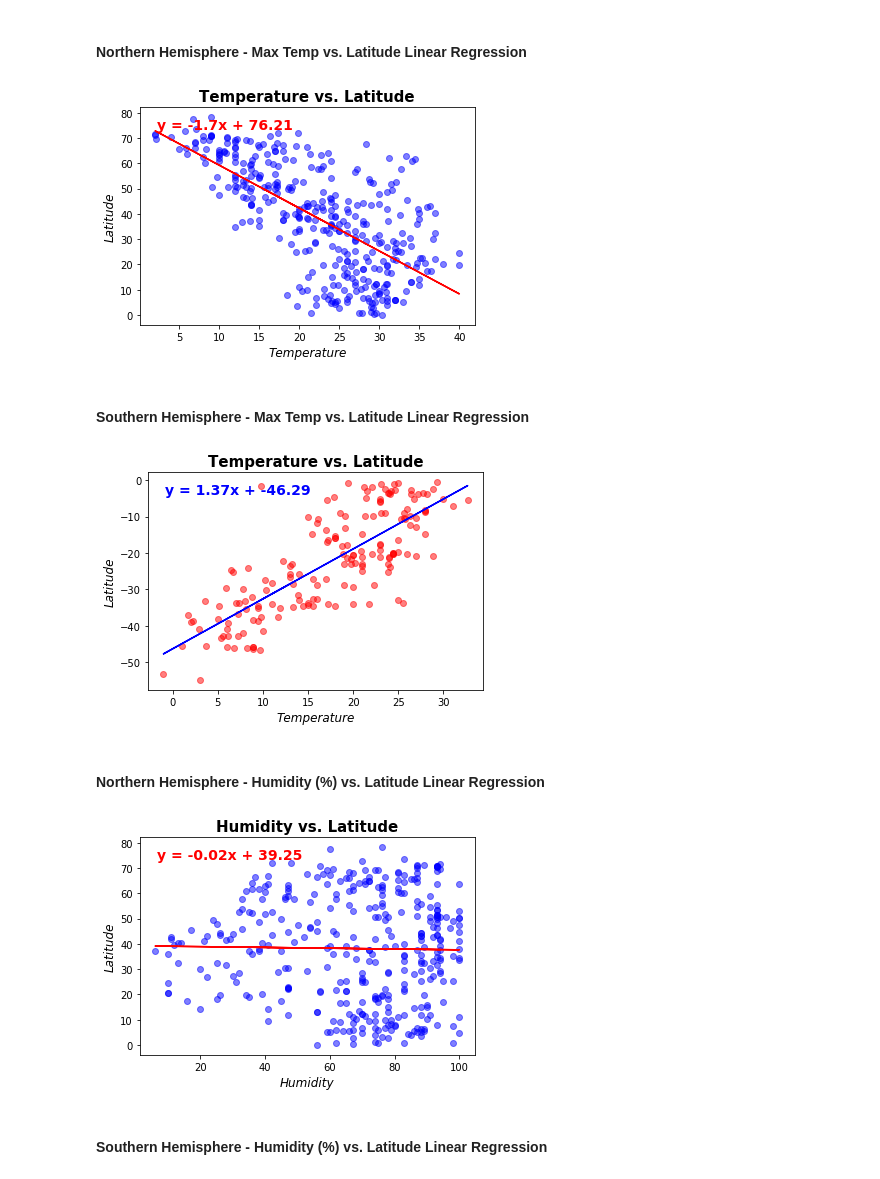
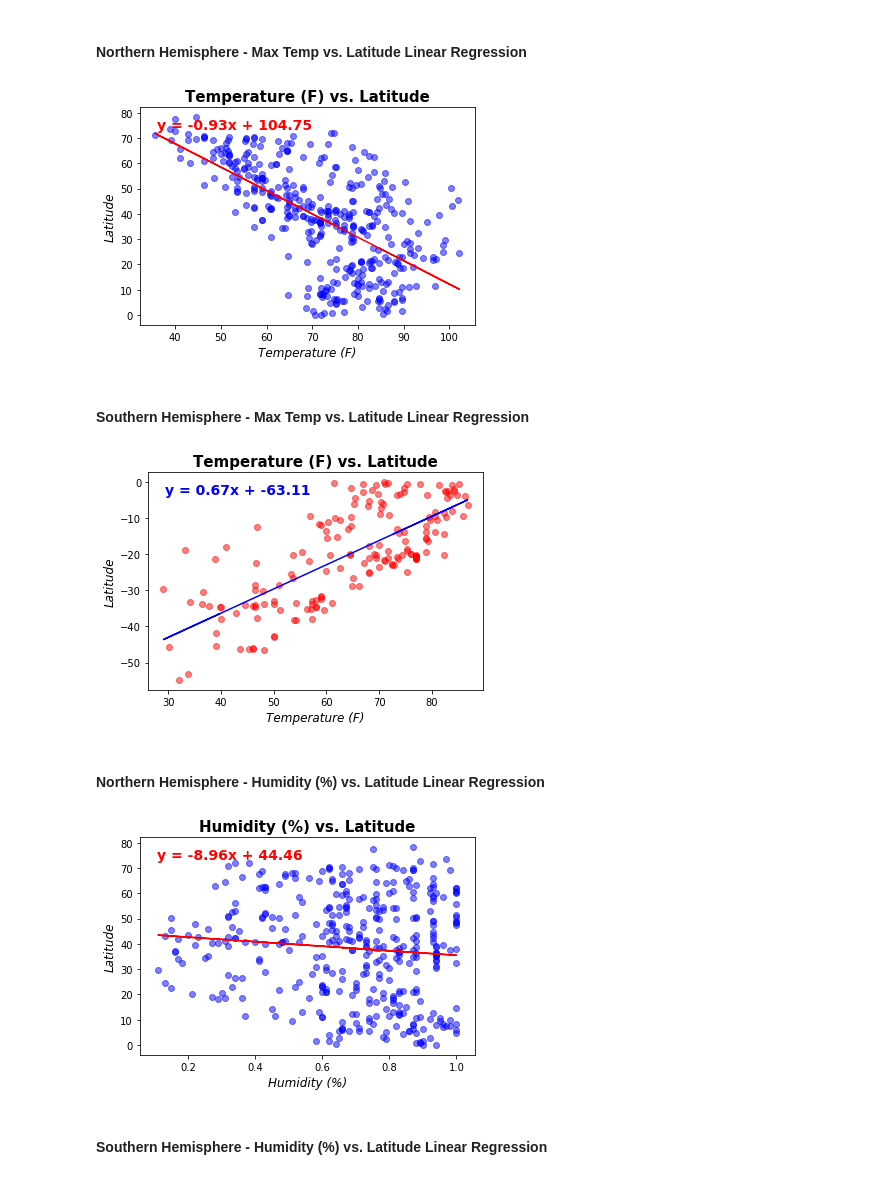
Before and after one commit to drewpgilmore/python_api_challenge, a Jupyter notebook: WeatherPy/WeatherPy.ipynb, the cells around one changed output. Drawn from its saved outputs; the diff is of its cells as text; code cells hidden in the pictures.

Commit message:
final script with all graphs

```diff
--- a/WeatherPy/WeatherPy.ipynb
+++ b/WeatherPy/WeatherPy.ipynb
@@ -160,4 +171,5 @@ There are 0 outliers
 # %%
 # Make a new DataFrame equal to the city data to drop all humidity outliers by index.
 # Passing "inplace=False" will make a copy of the city_data DataFrame, which we call "clean_city_data".
-clean_city_data = city_data[city_data['Humidity'] <= 100]
+clean_city_data = city_data[city_data['Humidity (%)'] <= 1]
+clean_city_data
@@ -212,20 +223,2 @@ plt.savefig(f'WeatherPy_figs/{x}_vs_{y}.png')
 # %% [markdown]
 ## Latitude vs. Cloudiness Plot
-# %%
-#save y label to use in plot functions
-x = 'Latitude'
-y = 'Cloudiness'
-
-#retrieve values from referenced columns
-x_values = clean_city_data[f'{x}']
-y_values = clean_city_data[f'{y}']
-
-#plot x and y values
-fig, ax = plt.subplots()
-ax.scatter(x_values, y_values, c='blue', alpha=0.5)
-ax.set_title(f'{x} vs. {y}', fontsize=15, fontweight='bold')
-ax.set_xlabel(f'{x}', fontsize=12, fontstyle='italic')
-ax.set_ylabel(f'{y}', fontsize=12, fontstyle='italic')
-plt.savefig(f'WeatherPy_figs/{x}_vs_{y}.png')
-
-#Observation: This chart is ploting cloudiness for each city against that city's latitude.
@@ -234,20 +231,2 @@ plt.savefig(f'WeatherPy_figs/{x}_vs_{y}.png')
 # %% [markdown]
 ## Latitude vs. Wind Speed Plot
-# %%
-#save y label to use in plot functions
-x = 'Latitude'
-y = 'Wind Speed'
-
-#retrieve values from referenced columns
-x_values = clean_city_data[f'{x}']
-y_values = clean_city_data[f'{y}']
-
-#plot x and y values
-fig, ax = plt.subplots()
-ax.scatter(x_values, y_values, c='orange', alpha=0.5)
-ax.set_title(f'{x} vs. {y}', fontsize=15, fontweight='bold')
-ax.set_xlabel(f'{x}', fontsize=12, fontstyle='italic')
-ax.set_ylabel(f'{y}', fontsize=12, fontstyle='italic')
-plt.savefig(f'WeatherPy_figs/{x}_vs_{y}.png')
-
-#Observation: This chart is ploting wind speed for each city against that city's latitude.
@@ -293,21 +270,21 @@ southern_df = clean_city_data[clean_city_data['Latitude'] < 0]
 # %% [markdown]
 ####  Northern Hemisphere - Max Temp vs. Latitude Linear Regression
 # %%
-linear_regression_plot(northern_df, 'Temperature', 'Latitude')
+linear_regression_plot(northern_df, 'Temperature (F)', 'Latitude')
 # %% [output]
-[figure, old version]
+[figure, new version]
 # %% [markdown]
 ####  Southern Hemisphere - Max Temp vs. Latitude Linear Regression
 # %%
-linear_regression_plot(southern_df, 'Temperature', 'Latitude')
+linear_regression_plot(southern_df, 'Temperature (F)', 'Latitude')
 # %% [output]
-[figure, old version]
+[figure, new version]
 # %% [markdown]
 ####  Northern Hemisphere - Humidity (%) vs. Latitude Linear Regression
 # %%
-linear_regression_plot(northern_df, 'Humidity', 'Latitude')
+linear_regression_plot(northern_df, 'Humidity (%)', 'Latitude')
 # %% [output]
-[figure, old version]
+[figure, new version]
 # %% [markdown]
 ####  Southern Hemisphere - Humidity (%) vs. Latitude Linear Regression
 # %%
```
Also changed, not shown: parts of 21 cells of this notebook, 8 other files.
